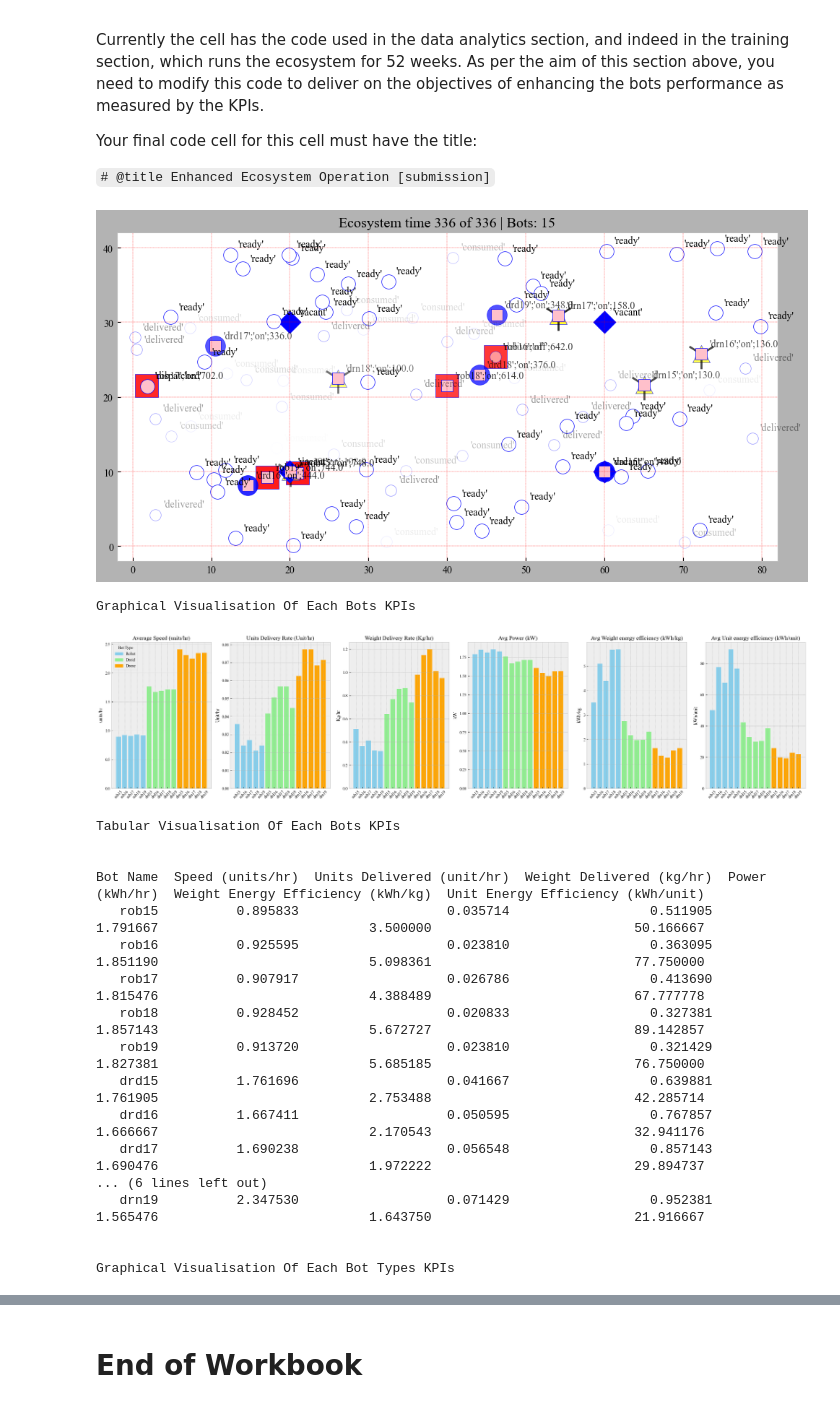
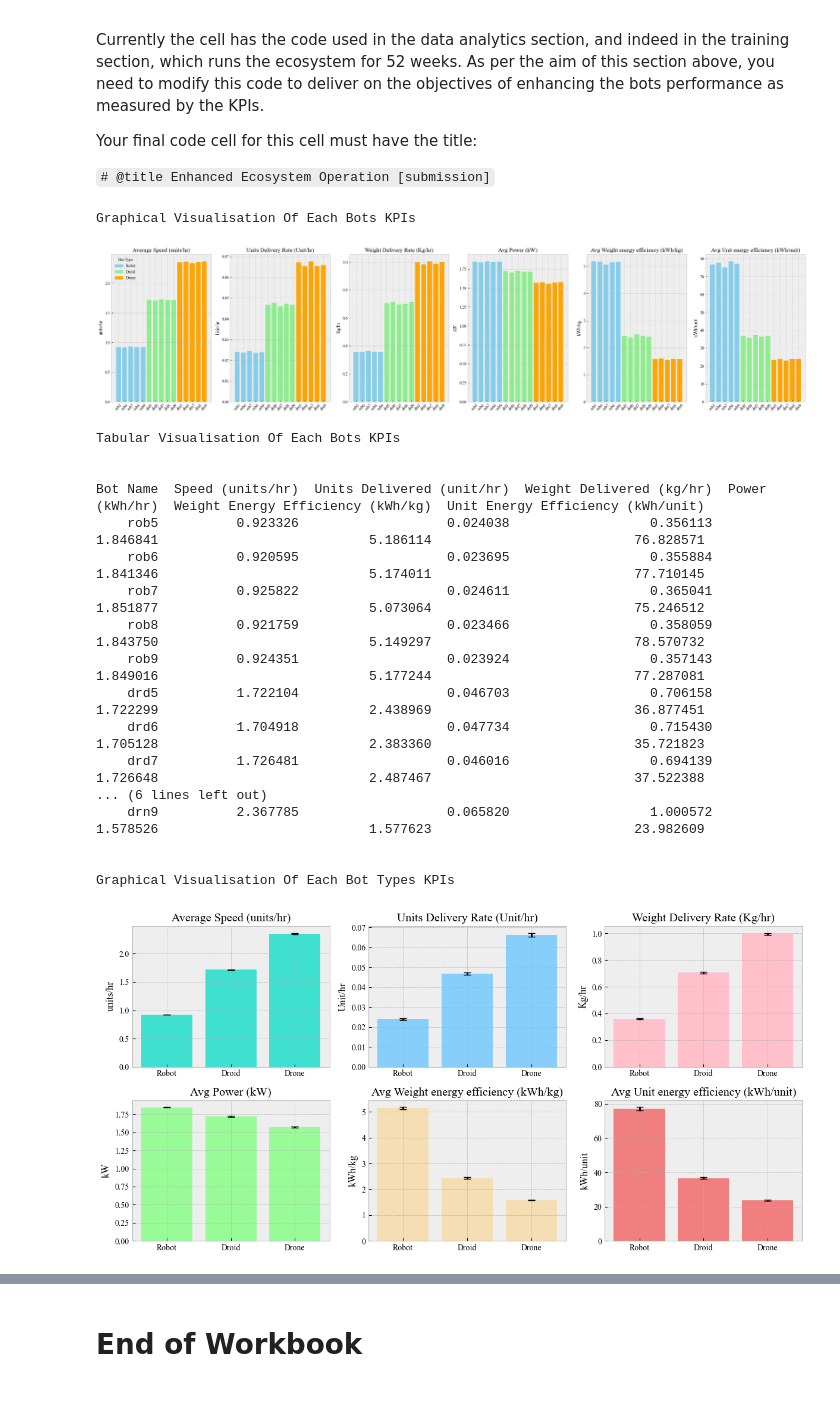
Before and after one commit to HimathUragoda/Drone_delivery_optimisation, a Jupyter notebook: Final_Version(V5)_coursework.ipynb, the cells around one changed output, grey strips where cells are left out. Saved outputs shown, nothing was run; the diff lists cells and outputs as text; code cells hidden in the pictures.

```diff
--- a/Final_Version(V5)_coursework.ipynb
+++ b/Final_Version(V5)_coursework.ipynb
@@ -3149,10 +3153,10 @@ Conclusions:
 
 es = ecofactory(robots = 5, droids = 5, drones = 5, chargers = [40,20])
 charger = es.chargers()[0]
-es.display(show = 1, pause = 50)                                                # show = 0 for maximum speed
+es.display(show = 0, pause = 50)                                                # show = 0 for maximum speed
 es.debug = False                                                                # this will directly display damage and warning messages. Note show needs to be zero  (show = 0)
 es.messages_on = False                                                          # over 52 weeks it is wise to turn messages off as there are too many. But when researching turn on for shorter runs
-es.duration = "2 week"                                                         # We are aiming to run for a year with minimum or no bot breakages
+es.duration = "52 week"                                                         # We are aiming to run for a year with minimum or no bot breakages
 
 home = [40,20, 0]                                                               # You must have only this one charger!
 charge_threshold = 0.20
@@ -3315,13 +3355,17 @@ Objective 2: multiple charging stations  #### Complete
   find_nearest_charger() function created to assign the closest station to each bot
 
 Objective 3: Pizza Allocation            #### Complete
-  additional pizzas were created by assigning advance to 3 in create_deliverable() function
+  Additional pizzas were created by assigning advance to 3 in create_deliverable() function
   A funciton called find_nearest_pizza() was also created to assign nearest pizza to each bot and set it as destination
+
+Objective 4: Opportunistic Charging      #### Complete
+  opportunistic_charging() function was used to calculate distance from the bot to the four chargers and if the distance
+  is less than a variable called 'proximity_threshold' which is set to 4. the bot sets calls .charge() function to charge itself.
 '''
 
 ########## Objective 1: Varying Charging Thresholds #############
 # Charging threshold per bot type
-# Overall charging threshold lowered due to more charging stations located at critical locations
+# Overall charging threshold lowered due to more charging stations located at critical locations evenly distributed across the arena
 charging_thresholds = {
     "Robot": 0.07,  # Robots start charging when below 7% SoC: Due to high energy efficiency
     "Droid": 0.10,  # Droids start charging when below 10% SoC: Due to medium energy efficiency
@@ -3371,6 +3415,14 @@ def find_nearest_pizza(bot, deliverables):
 
 ########## Objective 4: Opportunistic Charging ###############
 def opportunistic_charging(bot, chargers, proximity_threshold = 4):
+  '''
+  Check if the distance from the bot and the charger is less than 4,
+  and if it is, call .charge() function to charge itself
+
+  Args:
+    Bot coordinates
+    Charger coordinates
+  '''
 
   for charger in chargers:
    dx = bot.coordinates[0] - charger.coordinates[0]
@@ -3385,10 +3437,10 @@ def opportunistic_charging(bot, chargers, proximity_threshold = 4):
 
 es = ecofactory(robots = 5, droids = 5, drones = 5, chargers = ([20,10],[20,30],[60,10],[60,30]) )  # defined 4 charging stations at 4 different locations
 chargers = es.chargers()
-es.display(show = 1, pause = 50)                                                # show = 0 for maximum run speed
+es.display(show = 0, pause = 50)                                                # show = 0 for maximum run speed
 es.debug = False                                                                # this will directly display damage and warning messages. Note show needs to be zero  (show = 0)
 es.messages_on = False                                                          # over 52 weeks it is wise to turn messages off as there are too many. But when researching turn on for shorter runs
-es.duration = "2 week"                                                         # We are aiming to run for a year with minimum or no bot breakages
+es.duration = "52 week"                                                         # We are aiming to run for a year with minimum or no bot breakages
 
 home = [40,20, 0]
 
@@ -3397,51 +3449,51 @@ home = [40,20, 0]
 while es.active:
 
   for bot in es.bots():
 
     create_deliverables(es, advance = 3)                                        ### Use the create deliverables function to maintain a stock of ready pizzas. With advance set to 3
 
     # obj 1
     threshold = charging_thresholds.get(bot.kind)                               ### recieve charging threshold by kind and assign to threshold variable
     # obj 2
     if bot.soc / bot.max_soc < threshold and bot.station is None:               ### charging threshold changed to bot type specific value as assigned to 'charging threshold' variable
       nearest = find_nearest_charger(bot, chargers)                             ### calls find_nearest_charger function to find closest charging station
       bot.charge(nearest)                                                       ### initiate charging at the nearest charging station given by the previous function
 
     # obj 4
-    opportunistic_charging(bot, chargers)
+    opportunistic_charging(bot, chargers)                                       ### call opportunistic charging function
 
     # obj 3
     if bot.activity == 'idle':                                                  ### if bot is idle, contract to deliver a ready pizza.
       nearest_pizza = find_nearest_pizza(bot, es.deliverables())                ### find the nearest piza by calling function 'find_nearest_pizza'
       if nearest_pizza:                                                         ### if nearest pizza is true
           bot.deliver(nearest_pizza)                                            ### move towards deliverable coordinates
 
 
       if not bot.destination and bot.coordinates != home:
         bot.target_destination = home                                           # if we get here, we've gone through the list of pizzas and none was ready
     if bot.target_destination:bot.move()                                        # move whilst we have a destination. At the end of delivery, the bot status will be set to idle
 
   es.update()                                                                   # update when all bots have been processed and moved
 
 ecosystem_analytics (es)
 # %% [output]
+Graphical Visualisation Of Each Bots KPIs
-[figure, old version]
+[figure, new version]
-Graphical Visualisation Of Each Bots KPIs
+Tabular Visualisation Of Each Bots KPIs
+
+
+Bot Name  Speed (units/hr)  Units Delivered (unit/hr)  Weight Delivered (kg/hr)  Power (kWh/hr)  Weight Energy Efficiency (kWh/kg)  Unit Energy Efficiency (kWh/unit)
+    rob5          0.923326                   0.024038                  0.356113        1.846841                           5.186114                          76.828571
+    rob6          0.920595                   0.023695                  0.355884        1.841346                           5.174011                          77.710145
+    rob7          0.925822                   0.024611                  0.365041        1.851877                           5.073064                          75.246512
+    rob8          0.921759                   0.023466                  0.358059        1.843750                           5.149297                          78.570732
+    rob9          0.924351                   0.023924                  0.357143        1.849016                           5.177244                          77.287081
+    drd5          1.722104                   0.046703                  0.706158        1.722299                           2.438969                          36.877451
+    drd6          1.704918                   0.047734                  0.715430        1.705128                           2.383360                          35.721823
+    drd7          1.726481                   0.046016                  0.694139        1.726648                           2.487467                          37.522388
+... (6 lines left out)
+    drn9          2.367785                   0.065820                  1.000572        1.578526                           1.577623                          23.982609
+
+
+Graphical Visualisation Of Each Bot Types KPIs
-[figure, old version]
+[figure, new version]
-Tabular Visualisation Of Each Bots KPIs
-
-
-Bot Name  Speed (units/hr)  Units Delivered (unit/hr)  Weight Delivered (kg/hr)  Power (kWh/hr)  Weight Energy Efficiency (kWh/kg)  Unit Energy Efficiency (kWh/unit)
-   rob15          0.895833                   0.035714                  0.511905        1.791667                           3.500000                          50.166667
-   rob16          0.925595                   0.023810                  0.363095        1.851190                           5.098361                          77.750000
-   rob17          0.907917                   0.026786                  0.413690        1.815476                           4.388489                          67.777778
-   rob18          0.928452                   0.020833                  0.327381        1.857143                           5.672727                          89.142857
-   rob19          0.913720                   0.023810                  0.321429        1.827381                           5.685185                          76.750000
-   drd15          1.761696                   0.041667                  0.639881        1.761905                           2.753488                          42.285714
-   drd16          1.667411                   0.050595                  0.767857        1.666667                           2.170543                          32.941176
-   drd17          1.690238                   0.056548                  0.857143        1.690476                           1.972222                          29.894737
-... (6 lines left out)
-   drn19          2.347530                   0.071429                  0.952381        1.565476                           1.643750                          21.916667
-
-
-Graphical Visualisation Of Each Bot Types KPIs
```
Also changed, not shown: parts of 6 cells of this notebook.
